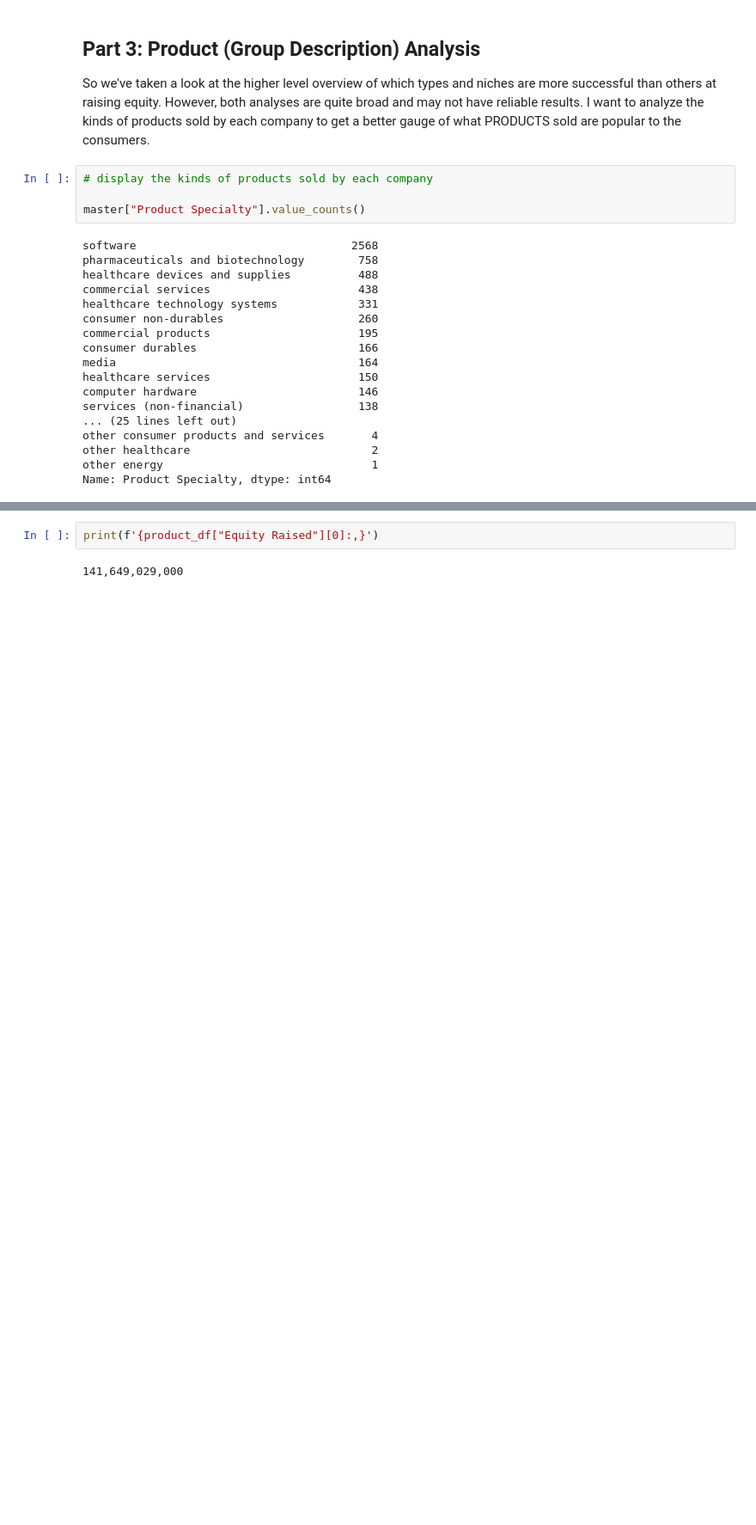
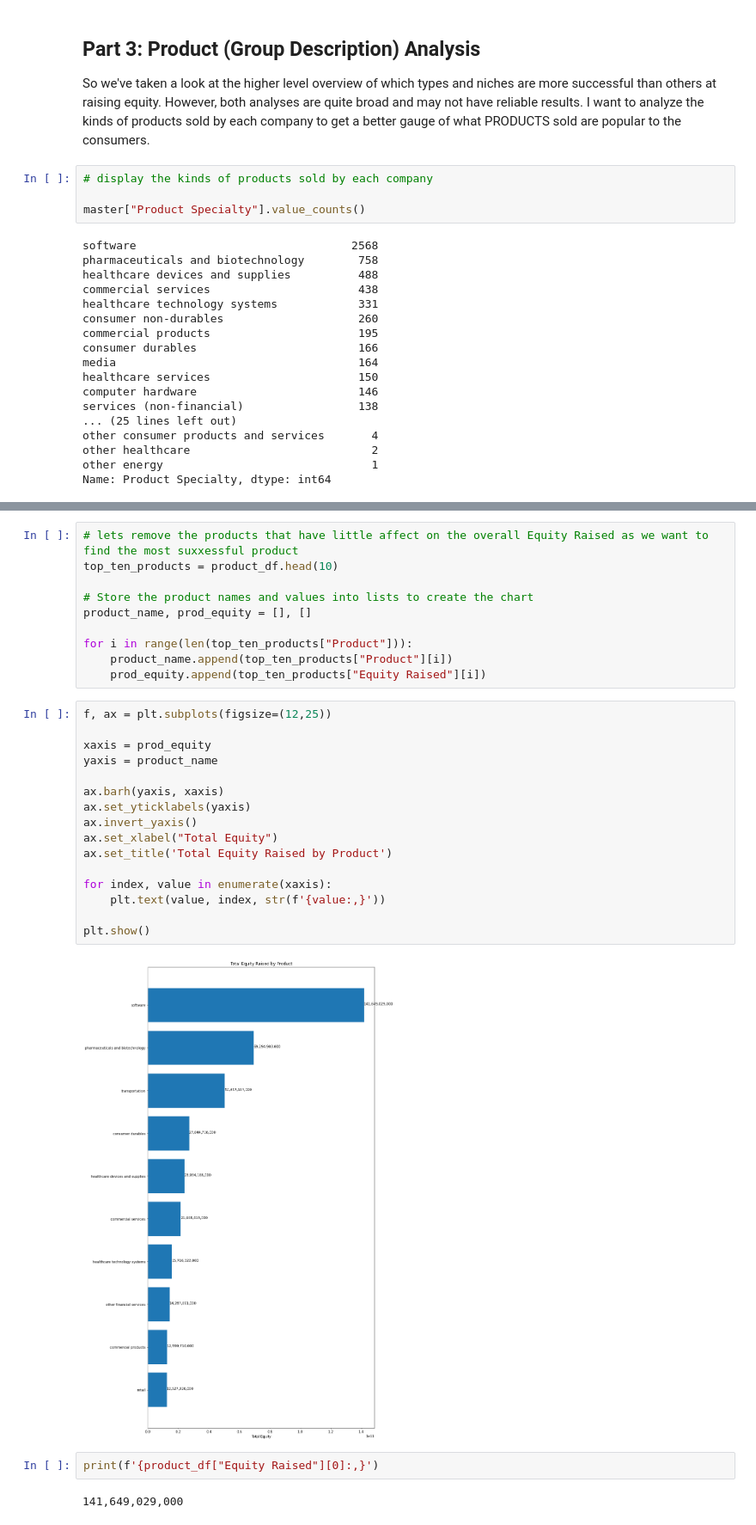
Before and after one commit to gianmillare/Enterprise-Data-Analysis, a Jupyter notebook: market_share_analysis.ipynb, the cells around one changed output, grey strips where cells are left out. Shown at 86% size. Cells and saved outputs as stored; diff of their text form; blank space fills up the shorter version.

```diff
--- a/market_share_analysis.ipynb
+++ b/market_share_analysis.ipynb
@@ -341,3 +358,31 @@ product_df.head()
+# %%
+# lets remove the products that have little affect on the overall Equity Raised as we want to find the most suxxessful product
+top_ten_products = product_df.head(10)
+
+# Store the product names and values into lists to create the chart
+product_name, prod_equity = [], []
+
+for i in range(len(top_ten_products["Product"])):
+    product_name.append(top_ten_products["Product"][i])
+    prod_equity.append(top_ten_products["Equity Raised"][i])
+# %%
+f, ax = plt.subplots(figsize=(12,25))
+
+xaxis = prod_equity
+yaxis = product_name
+
+ax.barh(yaxis, xaxis)
+ax.set_yticklabels(yaxis)
+ax.invert_yaxis()
+ax.set_xlabel("Total Equity")
+ax.set_title('Total Equity Raised by Product')
+
+for index, value in enumerate(xaxis):
+    plt.text(value, index, str(f'{value:,}'))
+
+plt.show()
+# %% [output]
+[figure, added]
 # %%
 print(f'{product_df["Equity Raised"][0]:,}')
 # %% [output]
```
Also changed, not shown: parts of 4 cells of this notebook.
